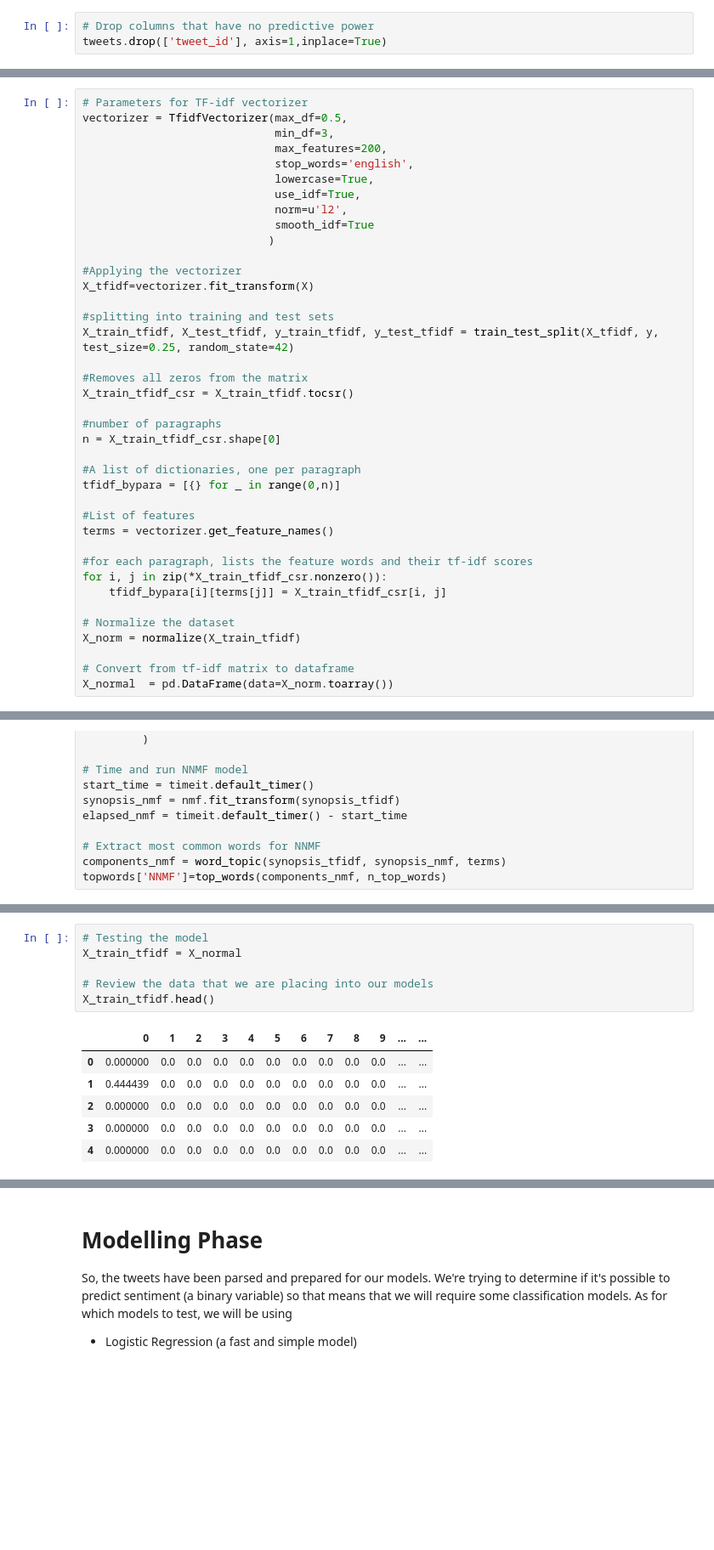
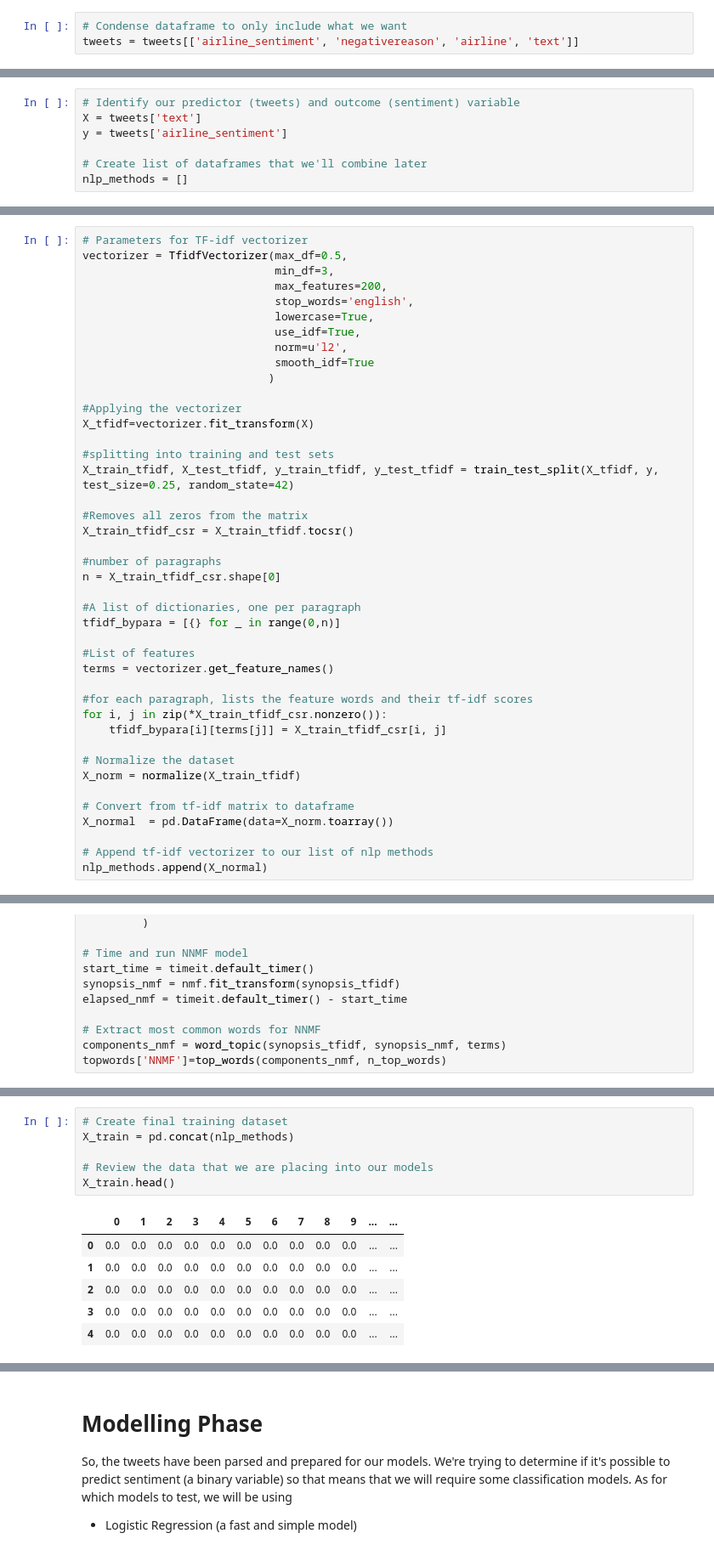
Before and after one commit to colleen-chen/Portfolio, a Jupyter notebook: Sentiment Analysis with Airline Tweets/Airline Sentiment Analysis using Twitter Data.ipynb, the cells around one changed output, grey strips where cells are left out. Shown: that part at 85% size. Cells and saved outputs as stored; diff of their text form; blank space fills up the shorter version.

```diff
--- a/Sentiment Analysis with Airline Tweets/Airline Sentiment Analysis using Twitter Data.ipynb
+++ b/Sentiment Analysis with Airline Tweets/Airline Sentiment Analysis using Twitter Data.ipynb
@@ -161,9 +133,9 @@ tweets.shape
 (14640, 15)
 # %% [markdown]
 This dataset has a bit more information than we actually need for this project. We definitely need the text information since that is what we are evaluating, the sentiment since that is what we are trying to measure, and the reason to determine what clusters of complaints people are encountering. As for the rest, they could have some impact on the outcome, but they are not what we are trying to measure so, we'll drop the rest before continuing in order to improve our runtimes.
-# %%
-# Drop columns that have no predictive power
-tweets.drop(['tweet_id'], axis=1,inplace=True)
+# %%
+# Condense dataframe to only include what we want
+tweets = tweets[['airline_sentiment', 'negativereason', 'airline', 'text']]
 # %%
 # Print unique airlines in the dataset
 sorted(tweets['airline'].unique())
@@ -423,3 +389,10 @@ y = tweets['airline_sentiment']
+# %%
+# Identify our predictor (tweets) and outcome (sentiment) variable
+X = tweets['text']
+y = tweets['airline_sentiment']
+
+# Create list of dataframes that we'll combine later
+nlp_methods = []
 # %%
 # # Instantiating spaCy
 # nlp = spacy.load('en')
@@ -497,5 +489,8 @@ X_norm = normalize(X_train_tfidf)
 
 # Convert from tf-idf matrix to dataframe
 X_normal  = pd.DataFrame(data=X_norm.toarray())
+
+# Append tf-idf vectorizer to our list of nlp methods
+nlp_methods.append(X_normal)
 # %%
 ## Creating tf-idf matrix
@@ -628,14 +591,14 @@ topwords
 # %%
-# Testing the model
-X_train_tfidf = X_normal
+# Create final training dataset
+X_train = pd.concat(nlp_methods)
 
 # Review the data that we are placing into our models
-X_train_tfidf.head()
+X_train.head()
 # %% [output]
 |  | 0 | 1 | 2 | 3 | 4 | 5 | 6 | 7 | 8 | 9 | ... | ... |
-| 0 | 0.000000 | 0.0 | 0.0 | 0.0 | 0.0 | 0.0 | 0.0 | 0.0 | 0.0 | 0.0 | ... | ... |
-| 1 | 0.444439 | 0.0 | 0.0 | 0.0 | 0.0 | 0.0 | 0.0 | 0.0 | 0.0 | 0.0 | ... | ... |
-| 2 | 0.000000 | 0.0 | 0.0 | 0.0 | 0.0 | 0.0 | 0.0 | 0.0 | 0.0 | 0.0 | ... | ... |
-| 3 | 0.000000 | 0.0 | 0.0 | 0.0 | 0.0 | 0.0 | 0.0 | 0.0 | 0.0 | 0.0 | ... | ... |
-| 4 | 0.000000 | 0.0 | 0.0 | 0.0 | 0.0 | 0.0 | 0.0 | 0.0 | 0.0 | 0.0 | ... | ... |
+| 0 | 0.0 | 0.0 | 0.0 | 0.0 | 0.0 | 0.0 | 0.0 | 0.0 | 0.0 | 0.0 | ... | ... |
+| 1 | 0.0 | 0.0 | 0.0 | 0.0 | 0.0 | 0.0 | 0.0 | 0.0 | 0.0 | 0.0 | ... | ... |
+| 2 | 0.0 | 0.0 | 0.0 | 0.0 | 0.0 | 0.0 | 0.0 | 0.0 | 0.0 | 0.0 | ... | ... |
+| 3 | 0.0 | 0.0 | 0.0 | 0.0 | 0.0 | 0.0 | 0.0 | 0.0 | 0.0 | 0.0 | ... | ... |
+| 4 | 0.0 | 0.0 | 0.0 | 0.0 | 0.0 | 0.0 | 0.0 | 0.0 | 0.0 | 0.0 | ... | ... |
 5 rows × 200 columns
```
Also changed, not shown: parts of 43 cells of this notebook.
